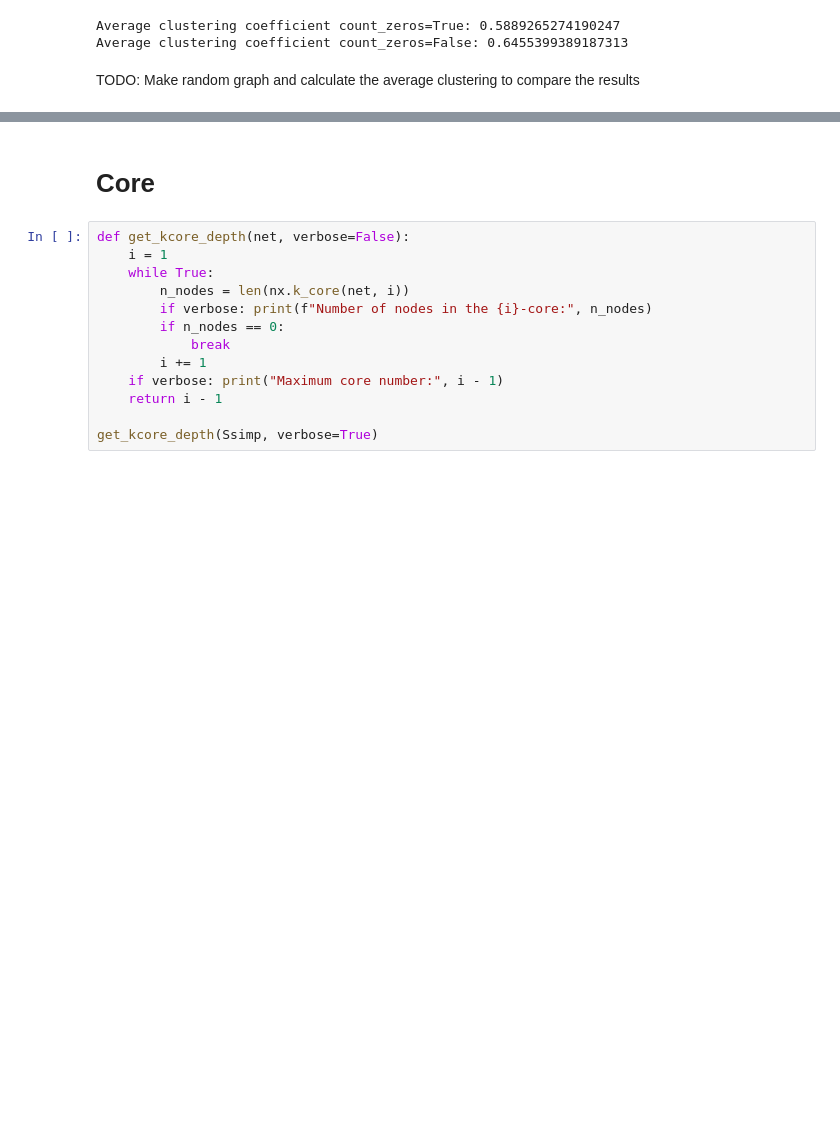
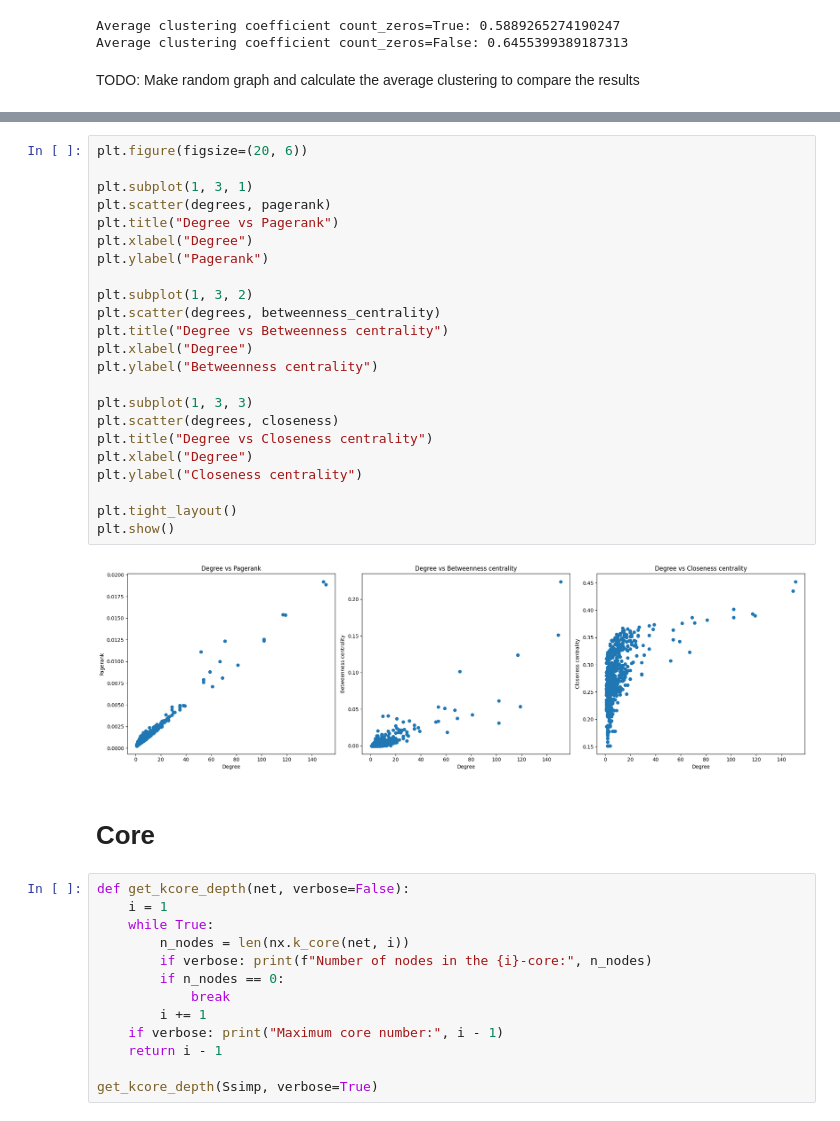
Before and after one commit to danieldamc/redes-complejas, a Jupyter notebook: assigment_1.ipynb, the cells around one changed output, grey strips where cells are left out. Saved outputs shown, nothing was run; the diff lists cells and outputs as text; blank space fills up the shorter version.

```diff
--- a/assigment_1.ipynb
+++ b/assigment_1.ipynb
@@ -141,3 +188,28 @@ TODO: Make random graph and calculate the average clustering to compare the resu
+# %%
+plt.figure(figsize=(20, 6))
+
+plt.subplot(1, 3, 1)
+plt.scatter(degrees, pagerank)
+plt.title("Degree vs Pagerank")
+plt.xlabel("Degree")
+plt.ylabel("Pagerank")
+
+plt.subplot(1, 3, 2)
+plt.scatter(degrees, betweenness_centrality)
+plt.title("Degree vs Betweenness centrality")
+plt.xlabel("Degree")
+plt.ylabel("Betweenness centrality")
+
+plt.subplot(1, 3, 3)
+plt.scatter(degrees, closeness)
+plt.title("Degree vs Closeness centrality")
+plt.xlabel("Degree")
+plt.ylabel("Closeness centrality")
+
+plt.tight_layout()
+plt.show()
+# %% [output]
+[figure, added]
 # %% [markdown]
 # Core
 # %%
```
Also changed, not shown: parts of 12 cells of this notebook, 5 other files.
